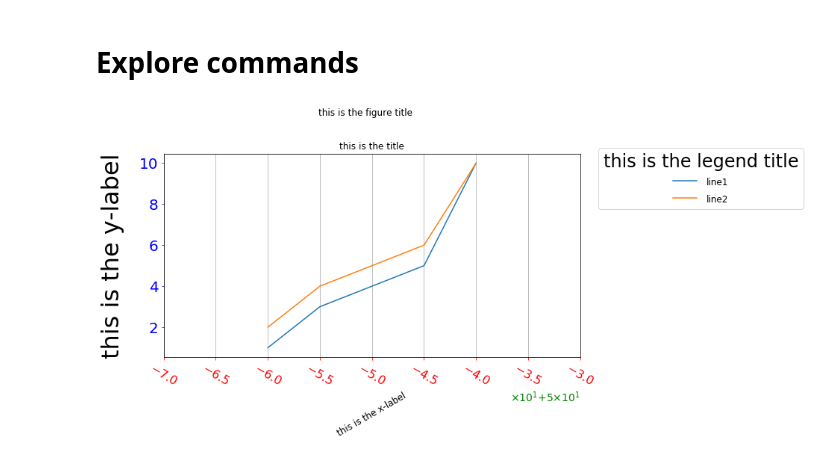
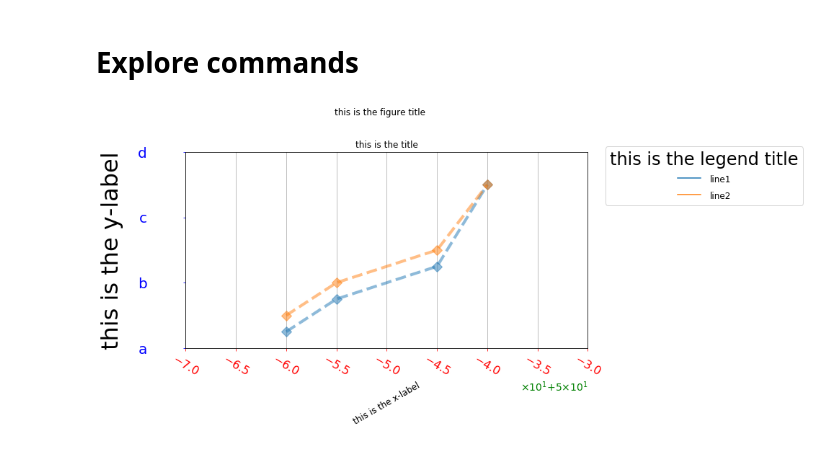
Before and after one commit to gcbeltramini/python, a Jupyter notebook: cookbook/Matplotlib-edit.ipynb, the cells around one changed output. Saved outputs shown, nothing was run; the diff lists cells and outputs as text; code cells hidden in the pictures.

```diff
--- a/cookbook/Matplotlib-edit.ipynb
+++ b/cookbook/Matplotlib-edit.ipynb
@@ -88,6 +88,10 @@ ax.tick_params(axis='both', labelsize=20, colors='blue')
 # alternative:
 ax.xaxis.set_tick_params(labelsize=12, colors='red')
 
+ax.set_yticks([0, 4, 8, 12])  # where to put the ticks
+ax.set_yticklabels(list('abcdef'))  # edit just the label
+ax.yaxis.set_tick_params(pad=50)
+
 # edit after creation
 # -------------------------------------
 for label in ax.get_xticklabels():
@@ -116,31 +120,41 @@ ax.xaxis.offsetText.set_fontsize(14)
 ax.xaxis.offsetText.set_color('green')
 # ax.xaxis.get_offset_text().set_fontsize(14) # same as above
 
 
 # legend
 # =============================================================================
 
 # first label, second label, ... (in this order):
 # ax.legend(['this is the legend'], fontsize=16, loc='lower right')
 
 # choose the label:
 # ax.legend((pl2,), ('this is the legend',), fontsize=16, loc='lower right')
 
 # all labels:
 ax.legend(fontsize=16, loc='lower right', bbox_to_anchor=(1.55,0.7))
 
 fontprop = {'size': 24}  # same as: mpl.font_manager.FontProperties(size=18)
 ax.legend_.set_title('this is the legend title', prop=fontprop)
 
 # edit after creation
 # -------------------------------------
 ax.legend_.prop.set_size(12)
 # ax.legend_.set_visible(False) # hide legend
 
 
+# lines
+# =============================================================================
+for line in ax.get_lines():
+    line.set_linewidth(4)
+    line.set_linestyle('--')
+    line.set_marker('D')
+    line.set_markersize(10)
+    line.set_alpha(.5)
+
+
 # show
 # =============================================================================
 # fig.show()
 # plt.show()
 # %% [output]
-[figure, old version]
+[figure, new version]
```
Also changed, not shown: parts of 1 cell of this notebook.
